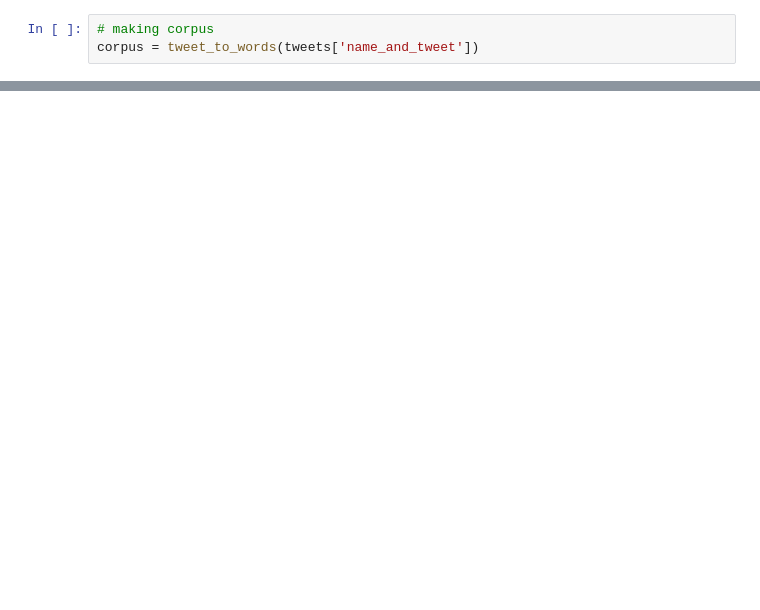
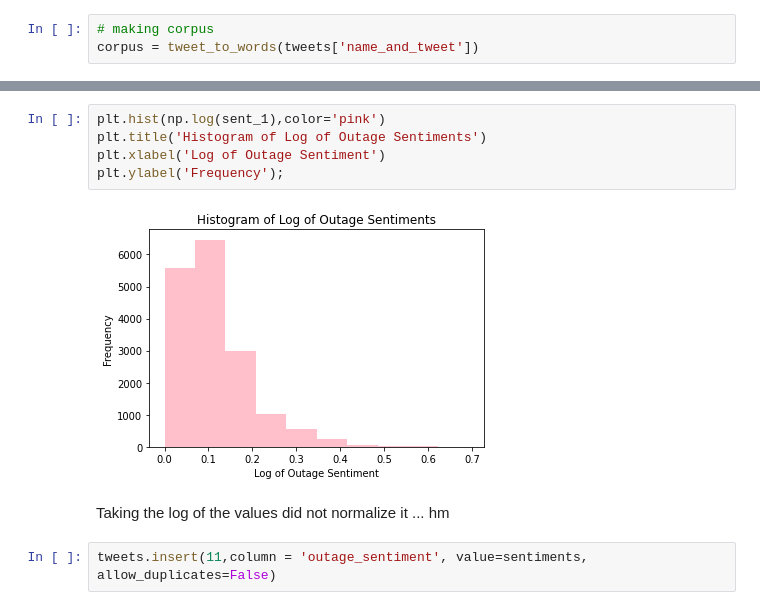
Before and after one commit to dmedellin2/mapping_power_outages, a Jupyter notebook: danielle/clean_data.ipynb, the cells around one changed output, grey strips where cells are left out. Saved outputs shown, nothing was run; the diff lists cells and outputs as text; blank space fills up the shorter version.

```diff
--- a/danielle/clean_data.ipynb
+++ b/danielle/clean_data.ipynb
@@ -549,0 +377,11 @@ sent_df.loc[14876,'tweet']
+# %%
+plt.hist(np.log(sent_1),color='pink')
+plt.title('Histogram of Log of Outage Sentiments')
+plt.xlabel('Log of Outage Sentiment')
+plt.ylabel('Frequency');
+# %% [output]
+[figure, added]
+# %% [markdown]
+Taking the log of the values did not normalize it ... hm
+# %%
+tweets.insert(11,column = 'outage_sentiment', value=sentiments, allow_duplicates=False)
```
Also changed, not shown: parts of 84 cells of this notebook, 1 other file.
